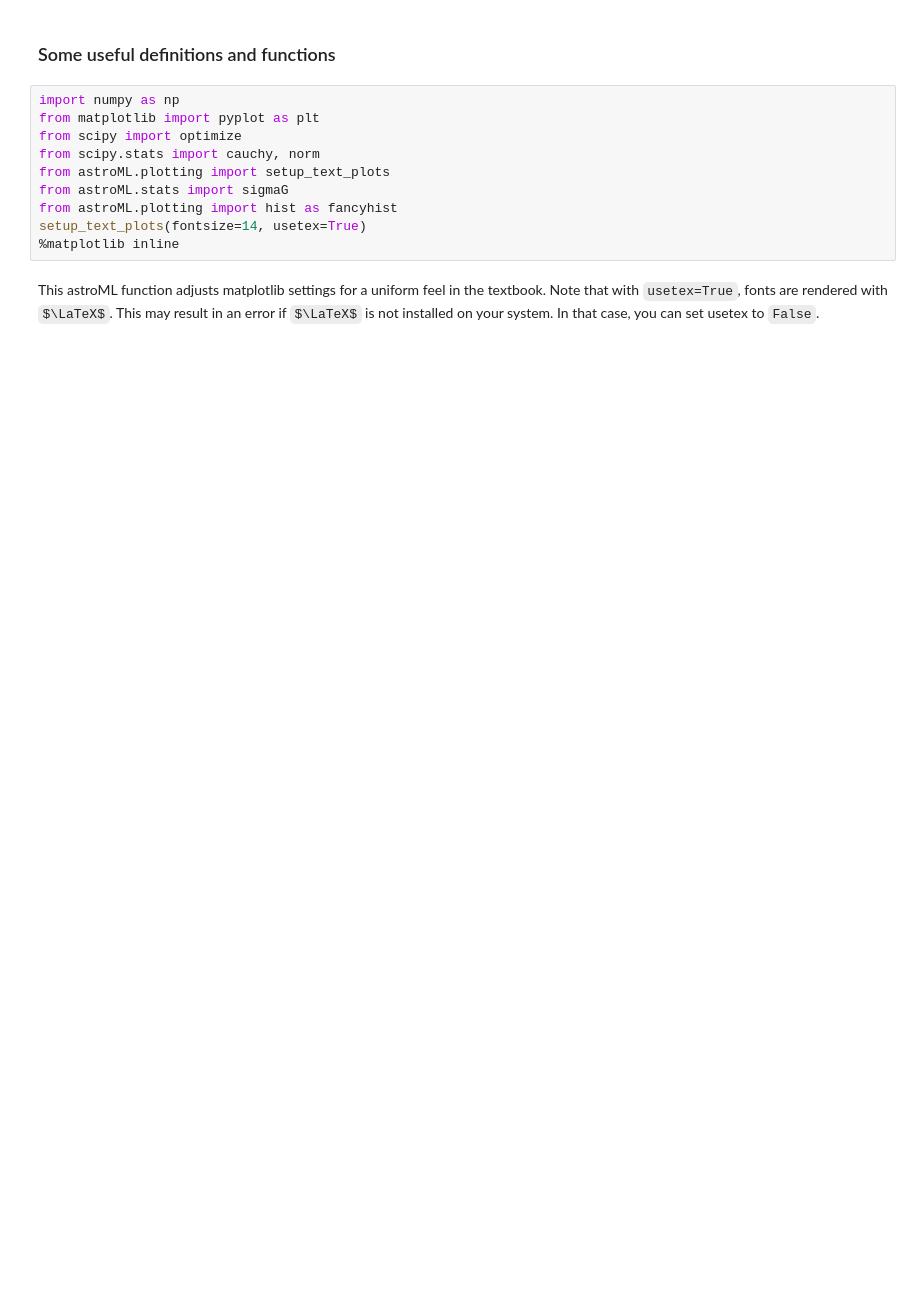
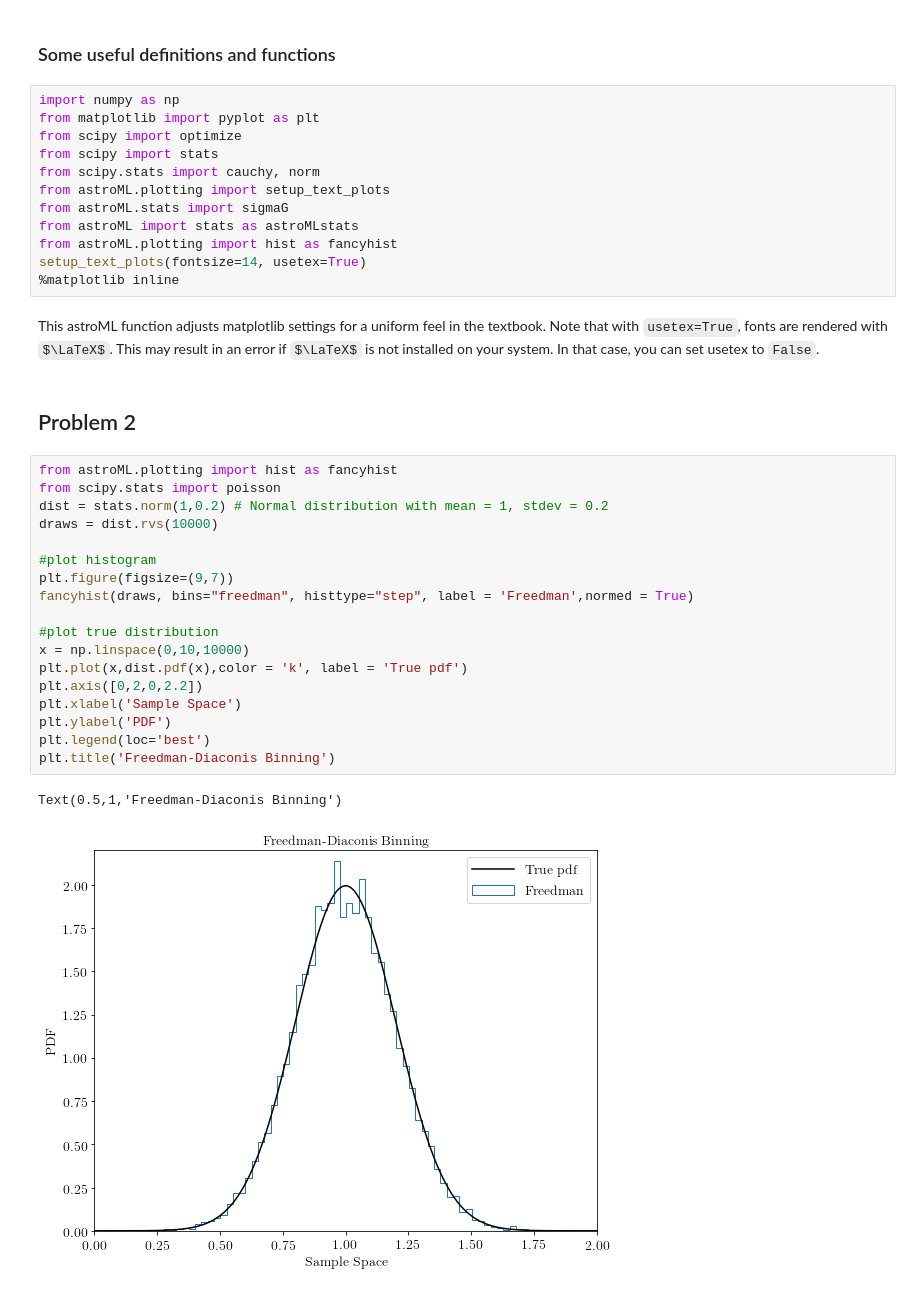
Before and after one commit to PHYST480/homeworks-NCollova, a Jupyter notebook: PHYST480-F18-HW1-NatashaCollova.ipynb, the cells around one changed output. Saved outputs shown, nothing was run; the diff lists cells and outputs as text; some formulas as TeX source; blank space fills up the shorter version.

```diff
--- a/PHYST480-F18-HW1-NatashaCollova.ipynb
+++ b/PHYST480-F18-HW1-NatashaCollova.ipynb
@@ -36,9 +38,11 @@ Follow the example from the Central Limit Theorem cells in BasicStats2.ipynb and
 import numpy as np
 from matplotlib import pyplot as plt
 from scipy import optimize
+from scipy import stats
 from scipy.stats import cauchy, norm
 from astroML.plotting import setup_text_plots
 from astroML.stats import sigmaG
+from astroML import stats as astroMLstats
 from astroML.plotting import hist as fancyhist
 setup_text_plots(fontsize=14, usetex=True)
 %matplotlib inline
@@ -47,3 +51,26 @@ This astroML function adjusts matplotlib settings for a uniform feel in the
 textbook. Note that with `usetex=True`, fonts are rendered with $\LaTeX$. This
 may result in an error if $\LaTeX$ is not installed on your system.  In that
 case, you can set usetex to `False`.
+# %% [markdown]
+## Problem 2
+# %%
+from astroML.plotting import hist as fancyhist
+from scipy.stats import poisson
+dist = stats.norm(1,0.2) # Normal distribution with mean = 1, stdev = 0.2
+draws = dist.rvs(10000)
+
+#plot histogram
+plt.figure(figsize=(9,7))
+fancyhist(draws, bins="freedman", histtype="step", label = 'Freedman',normed = True)
+
+#plot true distribution
+x = np.linspace(0,10,10000)
+plt.plot(x,dist.pdf(x),color = 'k', label = 'True pdf')
+plt.axis([0,2,0,2.2])
+plt.xlabel('Sample Space')
+plt.ylabel('PDF')
+plt.legend(loc='best')
+plt.title('Freedman-Diaconis Binning')
+# %% [output]
+Text(0.5,1,'Freedman-Diaconis Binning')
+[figure, added]
```
Also changed, not shown: parts of 5 cells of this notebook.
